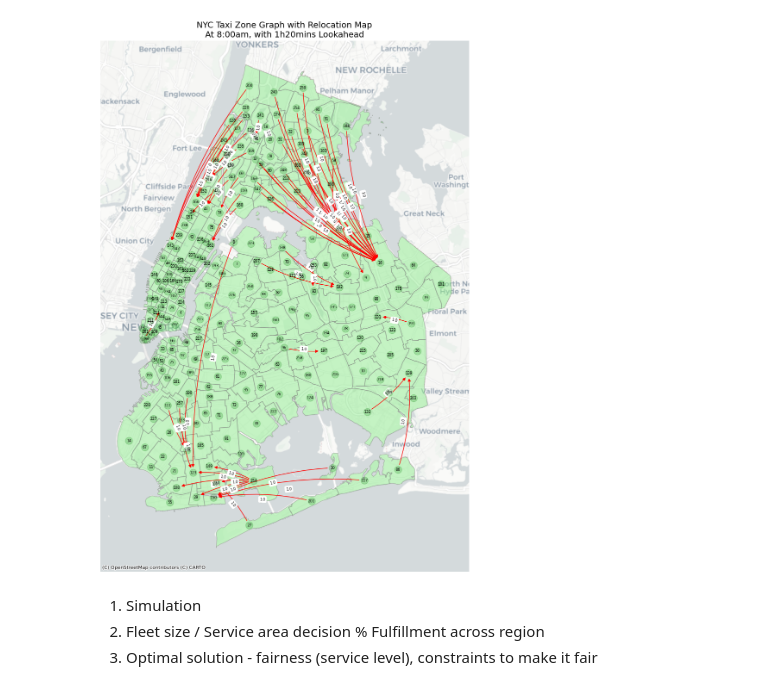
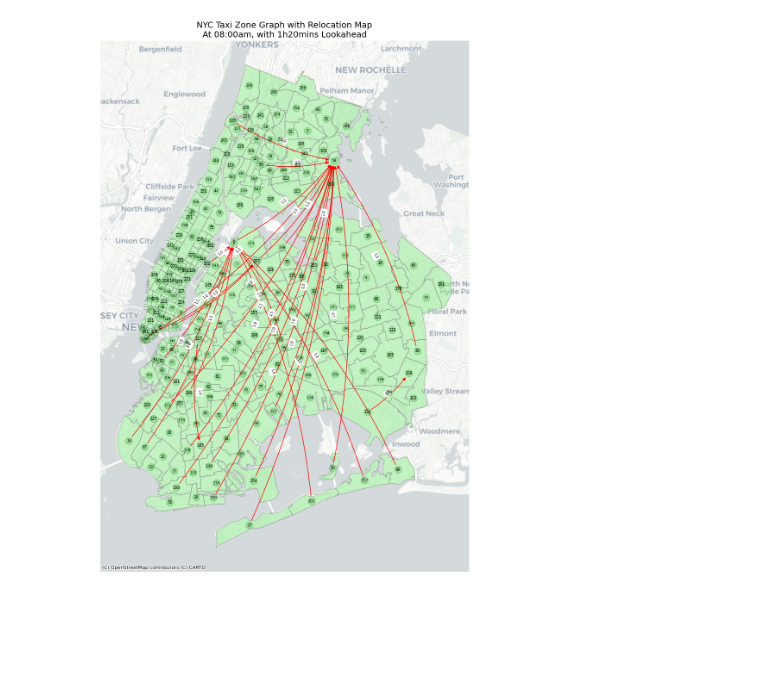
Before and after one commit to Readilyield/Robotaxi_Reposition_Project, a Jupyter notebook: nyc_trip/Constructing NYC Taxi Grid.ipynb, the cells around one changed output. Drawn from its saved outputs; the diff is of its cells as text; code cells hidden in the pictures; blank space fills up the shorter version.

```diff
--- a/nyc_trip/Constructing NYC Taxi Grid.ipynb
+++ b/nyc_trip/Constructing NYC Taxi Grid.ipynb
@@ -22,5 +24,5 @@ gdf["x"] = gdf.centroid.x
 gdf["y"] = gdf.centroid.y
 # %%
 # read Q_matrix file
-with np.load('Q_matrix.npz') as data:
-    Q = data['Q']
+with np.load('Qs_4.npz') as data:
+    Q = data['Qs']
@@ -46,67 +28,0 @@ for orig, dest, prop in result:
-# %%
-# 2. Create new graph for Manhattan only
-G = nx.Graph()
-for _, row in gdf.iterrows():
-    G.add_node(row["LocationID"],
-                         zone=row["zone"],
-                         borough=row["borough"],
-                         pos=(row["centroid"].x, row["centroid"].y))
-
-G_reloc = nx.DiGraph()
-for node, data in G.nodes(data=True):
-    G_reloc.add_node(node, **data)
-
-for (orig, dest), weight in relocation_map.items():
-    if orig in G_reloc.nodes and dest in G_reloc.nodes:
-        G_reloc.add_edge(orig, dest, weight=round(float(weight), 3))  # round for label readability
-
-# 3. Set up plot
-fig, ax = plt.subplots(figsize=(16, 16))
-gdf.plot(ax=ax, facecolor='lightgreen', edgecolor='gray', alpha=0.5)
-
-# 4. Draw nodes
-for node in G_reloc.nodes:
-    x, y = G_reloc.nodes[node]["pos"]
-    ax.plot(x, y, 'o', color='green', markersize=12, alpha=0.2)
-
-# 4. Draw node labels
-for node in G_reloc.nodes:
-    x, y = G_reloc.nodes[node]["pos"]
-    zone = G_reloc.nodes[node]["zone"]
-    ax.text(x, y, f'{node}', fontsize=6, ha='center', va='center',
-            )
-
-# # 5. Label each zone with its name and ID
-# for _, row in gdf.iterrows():
-#     # ax.text(row["x"], row["y"], f'{row["LocationID"]}\n{row["zone"]}', fontsize=6,
-#     # ax.text(row["x"], row["y"], f'{row["LocationID"]}', fontsize=6,
-#     #         ha='center', va='center', color='black', bbox=dict(facecolor='white', alpha=0.7, lw=0))
-#     ax.text(row["x"], row["y"], f'{row["LocationID"]}', fontsize=6,
-#             ha='center', va='center', color='black')
-
-# 5. Draw directed edges with arrows
-pos = {node: data["pos"] for node, data in G_reloc.nodes(data=True)}
-nx.draw_networkx_edges(G_reloc, pos=pos, ax=ax, arrows=True, edge_color='red', width=1, connectionstyle='arc3,rad=0.1')
-
-# 6. Draw edge labels
-edge_labels = {(u, v): d["weight"] for u, v, d in G_reloc.edges(data=True)}
-nx.draw_networkx_edge_labels(G_reloc, pos=pos, edge_labels=edge_labels, font_size=6, ax=ax, label_pos=0.5)
-
-# 7. Set padded limits and add basemap
-xmin, ymin, xmax, ymax = gdf.total_bounds
-x_pad = (xmax - xmin) * 0.05
-y_pad = (ymax - ymin) * 0.05
-ax.set_xlim(xmin - x_pad, xmax + x_pad)
-ax.set_ylim(ymin - y_pad, ymax + y_pad)
-
-ctx.add_basemap(ax, source=ctx.providers.CartoDB.Positron, crs=gdf.crs)
-ax.set_axis_off()
-plt.title("NYC Taxi Zone Graph with Relocation Map\nAt 8:00am, with 1h20mins Lookahead", fontsize=14)
-plt.show()
-# %% [output]
-[figure, removed]
-# %% [markdown]
-1. Simulation
-2. Fleet size / Service area decision
-% Fulfillment across region
-3. Optimal solution - fairness (service level), constraints to make it fair
@@ -112,0 +112,4 @@ plt.show()
+# %%
+draw_relocation_network(Q, gdf, time_step=24)
+# %% [output]
+[figure, added]
```
Also changed, not shown: parts of 4 cells of this notebook, 5 other files.
